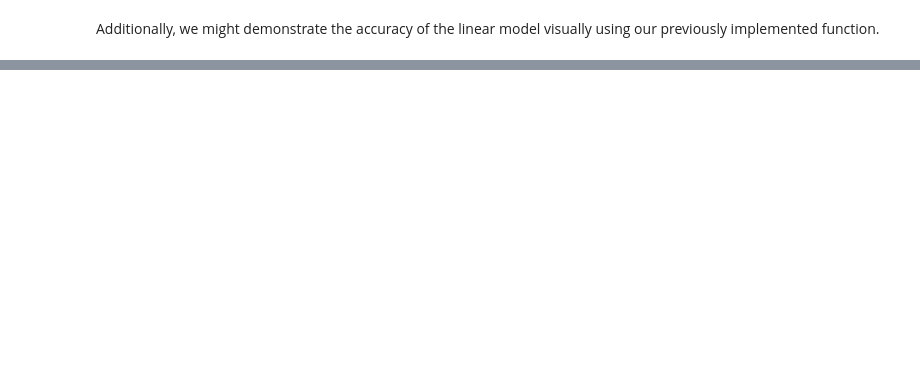
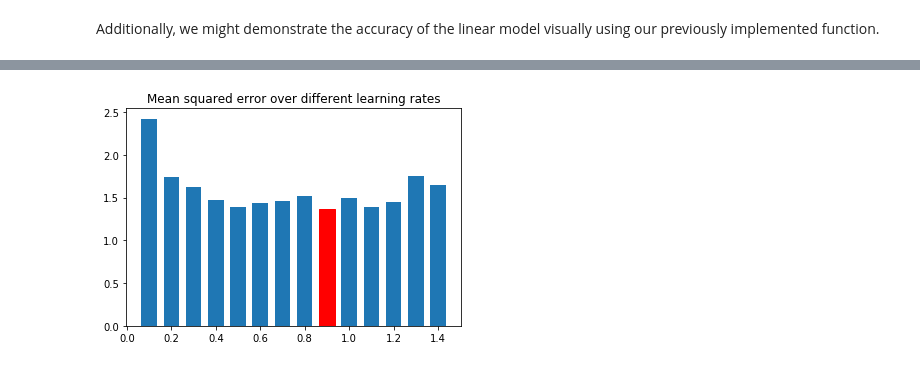
Before and after one commit to SamuelPavlik/CS5014Practical1, a Jupyter notebook: LinearRegression.ipynb, the cells around one changed output, grey strips where cells are left out. Saved outputs shown, nothing was run; the diff lists cells and outputs as text; code cells hidden in the pictures; blank space fills up the shorter version.

```diff
--- a/LinearRegression.ipynb
+++ b/LinearRegression.ipynb
@@ -365,0 +425,4 @@ plotCorr(X_red_test, y_red_test, X_red_test.columns, 1, y_predicts)
+# %%
+getLRPlot(X_train, y_train, 0)
+# %% [output]
+[figure, added]
```
Also changed, not shown: parts of 48 cells of this notebook, 1 other file.
